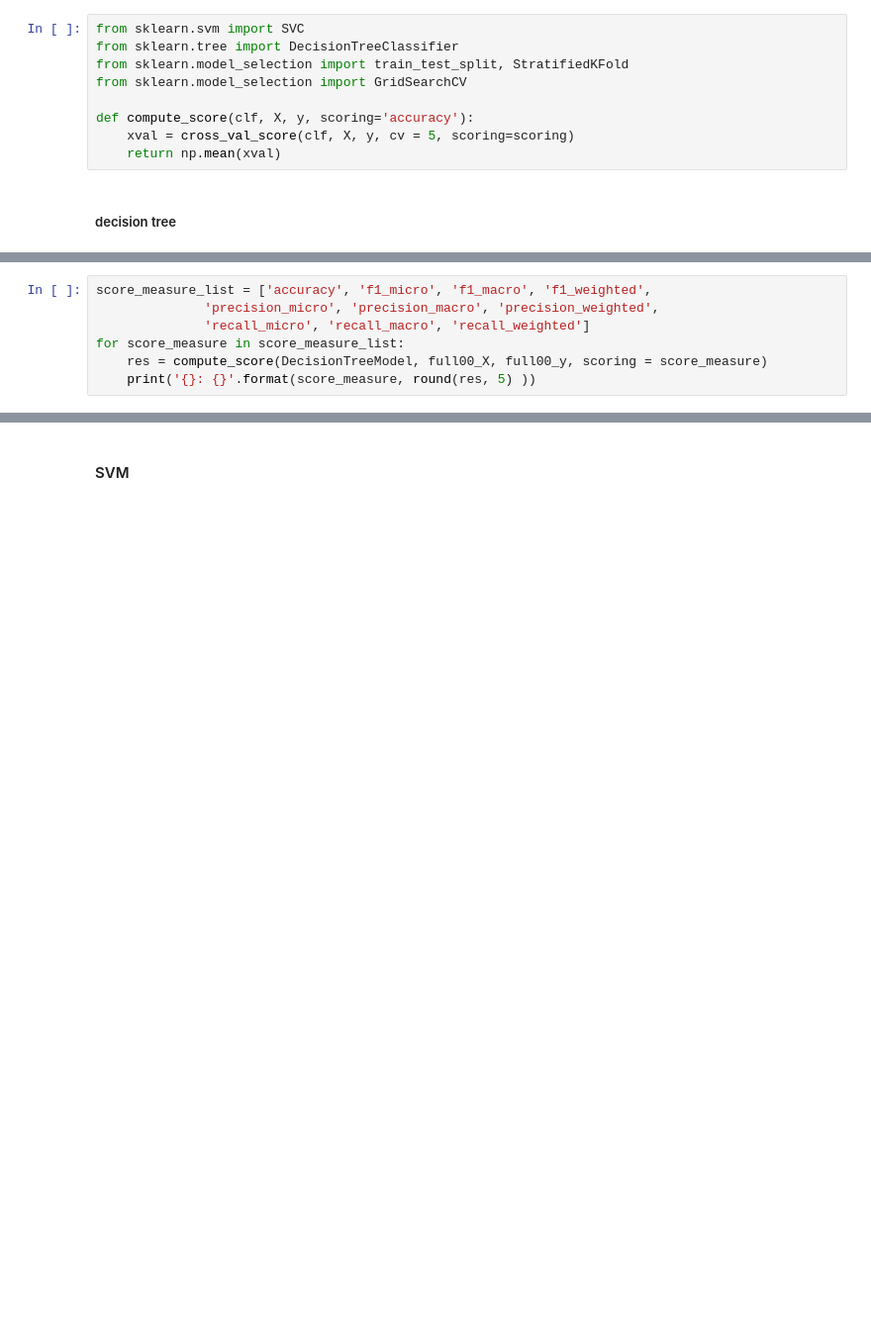
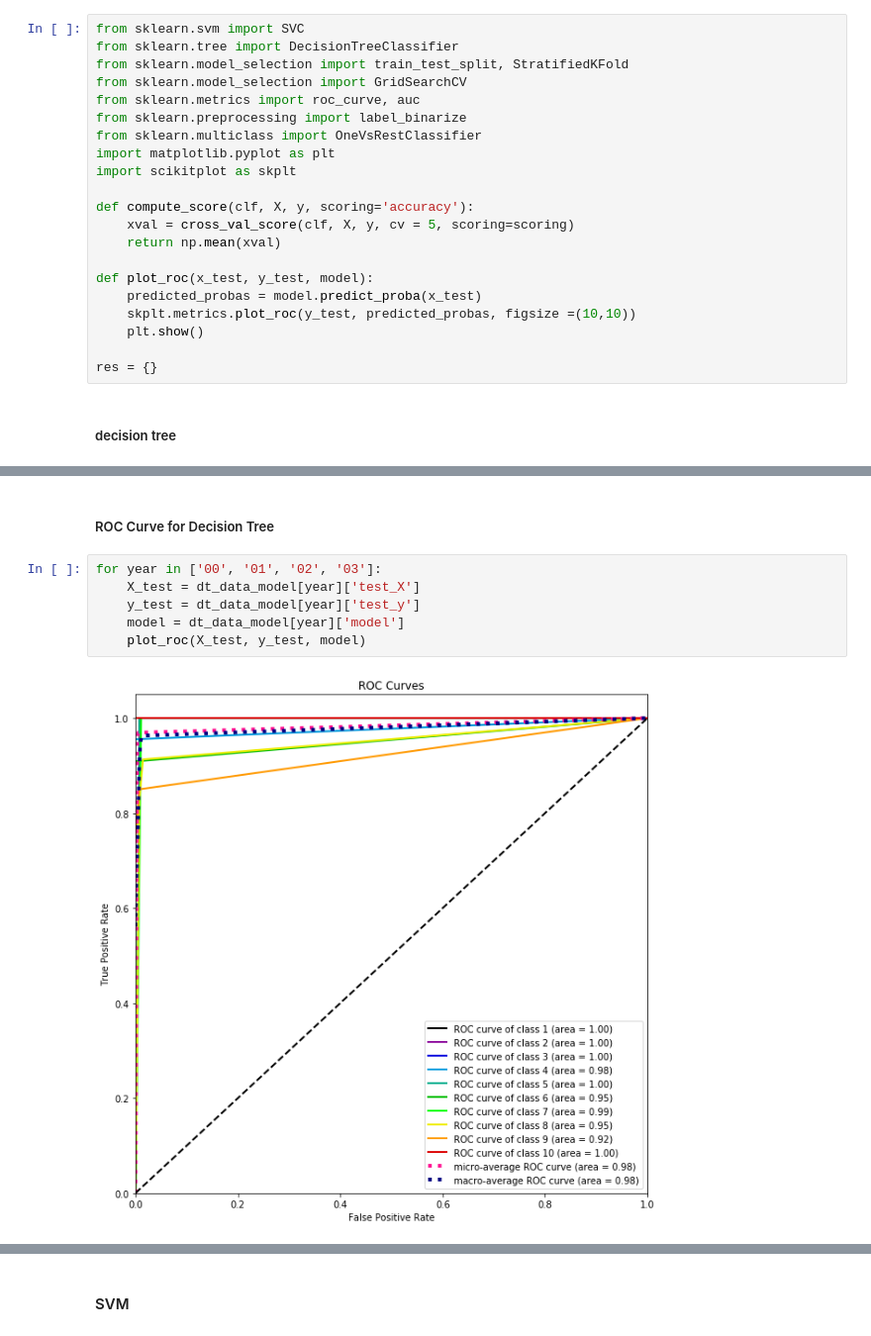
Before and after one commit to data-discovery-lab/cotton-prediction, a Jupyter notebook: cotton-prediction-baseline (MLP-SVM-Decision tree).ipynb, the cells around one changed output, grey strips where cells are left out. Shown at 99% size. Cells and saved outputs as stored; diff of their text form; blank space fills up the shorter version.

Commit message:
finish dt year and roc

```diff
--- a/cotton-prediction-baseline (MLP-SVM-Decision tree).ipynb
+++ b/cotton-prediction-baseline (MLP-SVM-Decision tree).ipynb
@@ -139,9 +124,21 @@ from sklearn.svm import SVC
 from sklearn.tree import DecisionTreeClassifier
 from sklearn.model_selection import train_test_split, StratifiedKFold
 from sklearn.model_selection import GridSearchCV
+from sklearn.metrics import roc_curve, auc
+from sklearn.preprocessing import label_binarize
+from sklearn.multiclass import OneVsRestClassifier
+import matplotlib.pyplot as plt
+import scikitplot as skplt
 
 def compute_score(clf, X, y, scoring='accuracy'):
     xval = cross_val_score(clf, X, y, cv = 5, scoring=scoring)
     return np.mean(xval)
+
+def plot_roc(x_test, y_test, model):
+    predicted_probas = model.predict_proba(x_test)
+    skplt.metrics.plot_roc(y_test, predicted_probas, figsize =(10,10))
+    plt.show()
+
+res = {}
 # %% [markdown]
 ##### decision tree
@@ -189,7 +177,0 @@ else:
-# %%
-score_measure_list = ['accuracy', 'f1_micro', 'f1_macro', 'f1_weighted',
-              'precision_micro', 'precision_macro', 'precision_weighted',
-              'recall_micro', 'recall_macro', 'recall_weighted']
-for score_measure in score_measure_list:
-    res = compute_score(DecisionTreeModel, full00_X, full00_y, scoring = score_measure)
-    print('{}: {}'.format(score_measure, round(res, 5) ))
@@ -206,0 +296,10 @@ recall_weighted: 0.85741
+# %% [markdown]
+##### ROC Curve for Decision Tree
+# %%
+for year in ['00', '01', '02', '03']:
+    X_test = dt_data_model[year]['test_X']
+    y_test = dt_data_model[year]['test_y']
+    model = dt_data_model[year]['model']
+    plot_roc(X_test, y_test, model)
+# %% [output]
+[figure, added]
```
Also changed, not shown: parts of 12 cells of this notebook.
